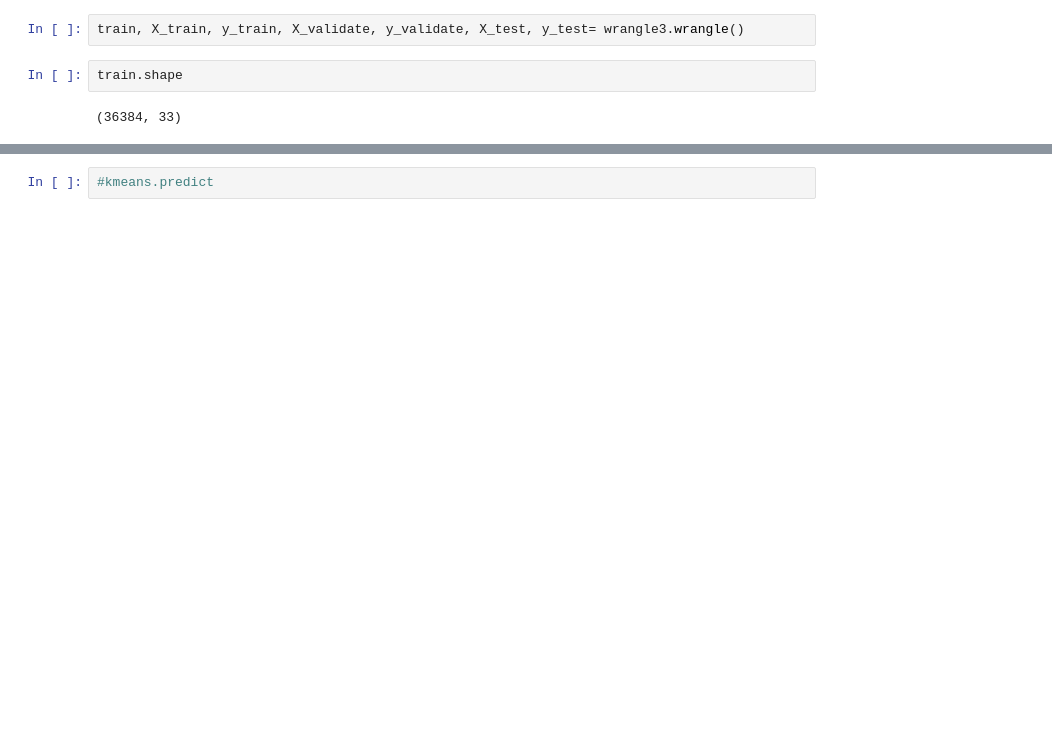
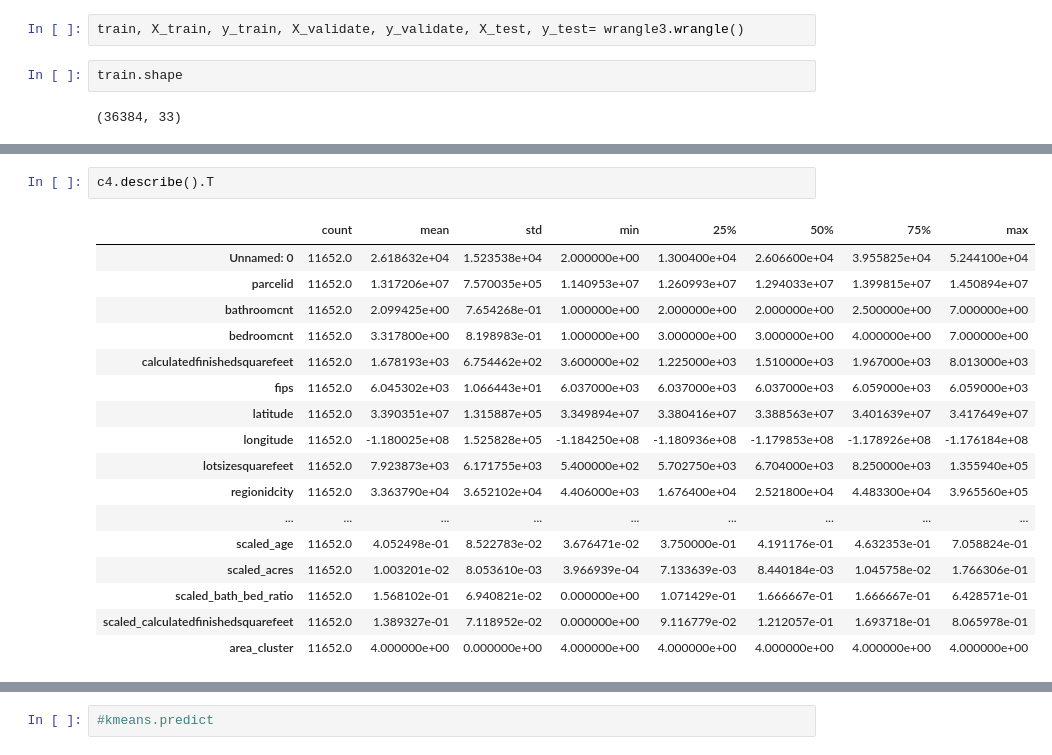
Before and after one commit to Zillow-Project-JG-DN/clustering-project-jgdn, a Jupyter notebook: dn_scratchpad.ipynb, the cells around one changed output, grey strips where cells are left out. Drawn from its saved outputs; the diff is of its cells as text; blank space fills up the shorter version.

```diff
--- a/dn_scratchpad.ipynb
+++ b/dn_scratchpad.ipynb
@@ -62,0 +108,20 @@ AttributeError: 'DataFrame' object has no attribute 'area_cluster'
+# %%
+c4.describe().T
+# %% [output]
+|  | count | mean | std | min | 25% | 50% | 75% | max |
+| Unnamed: 0 | 11652.0 | 2.618632e+04 | 1.523538e+04 | 2.000000e+00 | 1.300400e+04 | 2.606600e+04 | 3.955825e+04 | 5.244100e+04 |
+| parcelid | 11652.0 | 1.317206e+07 | 7.570035e+05 | 1.140953e+07 | 1.260993e+07 | 1.294033e+07 | 1.399815e+07 | 1.450894e+07 |
+| bathroomcnt | 11652.0 | 2.099425e+00 | 7.654268e-01 | 1.000000e+00 | 2.000000e+00 | 2.000000e+00 | 2.500000e+00 | 7.000000e+00 |
+| bedroomcnt | 11652.0 | 3.317800e+00 | 8.198983e-01 | 1.000000e+00 | 3.000000e+00 | 3.000000e+00 | 4.000000e+00 | 7.000000e+00 |
+| calculatedfinishedsquarefeet | 11652.0 | 1.678193e+03 | 6.754462e+02 | 3.600000e+02 | 1.225000e+03 | 1.510000e+03 | 1.967000e+03 | 8.013000e+03 |
+| fips | 11652.0 | 6.045302e+03 | 1.066443e+01 | 6.037000e+03 | 6.037000e+03 | 6.037000e+03 | 6.059000e+03 | 6.059000e+03 |
+| latitude | 11652.0 | 3.390351e+07 | 1.315887e+05 | 3.349894e+07 | 3.380416e+07 | 3.388563e+07 | 3.401639e+07 | 3.417649e+07 |
+| longitude | 11652.0 | -1.180025e+08 | 1.525828e+05 | -1.184250e+08 | -1.180936e+08 | -1.179853e+08 | -1.178926e+08 | -1.176184e+08 |
+| lotsizesquarefeet | 11652.0 | 7.923873e+03 | 6.171755e+03 | 5.400000e+02 | 5.702750e+03 | 6.704000e+03 | 8.250000e+03 | 1.355940e+05 |
+| regionidcity | 11652.0 | 3.363790e+04 | 3.652102e+04 | 4.406000e+03 | 1.676400e+04 | 2.521800e+04 | 4.483300e+04 | 3.965560e+05 |
+| ... | ... | ... | ... | ... | ... | ... | ... | ... |
+| scaled_age | 11652.0 | 4.052498e-01 | 8.522783e-02 | 3.676471e-02 | 3.750000e-01 | 4.191176e-01 | 4.632353e-01 | 7.058824e-01 |
+| scaled_acres | 11652.0 | 1.003201e-02 | 8.053610e-03 | 3.966939e-04 | 7.133639e-03 | 8.440184e-03 | 1.045758e-02 | 1.766306e-01 |
+| scaled_bath_bed_ratio | 11652.0 | 1.568102e-01 | 6.940821e-02 | 0.000000e+00 | 1.071429e-01 | 1.666667e-01 | 1.666667e-01 | 6.428571e-01 |
+| scaled_calculatedfinishedsquarefeet | 11652.0 | 1.389327e-01 | 7.118952e-02 | 0.000000e+00 | 9.116779e-02 | 1.212057e-01 | 1.693718e-01 | 8.065978e-01 |
+| area_cluster | 11652.0 | 4.000000e+00 | 0.000000e+00 | 4.000000e+00 | 4.000000e+00 | 4.000000e+00 | 4.000000e+00 | 4.000000e+00 |
```
Also changed, not shown: parts of 29 cells of this notebook, 1 other file.
